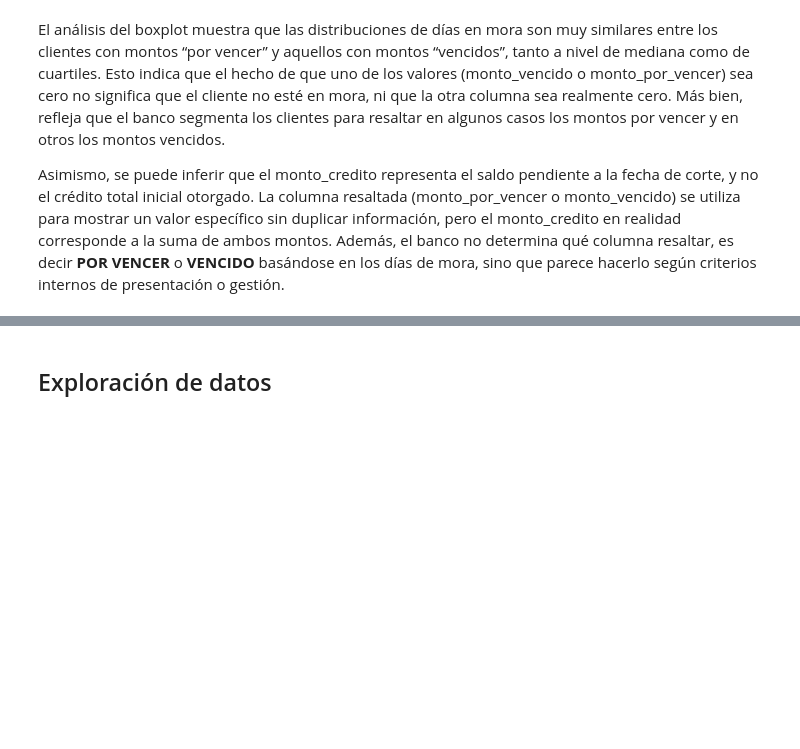
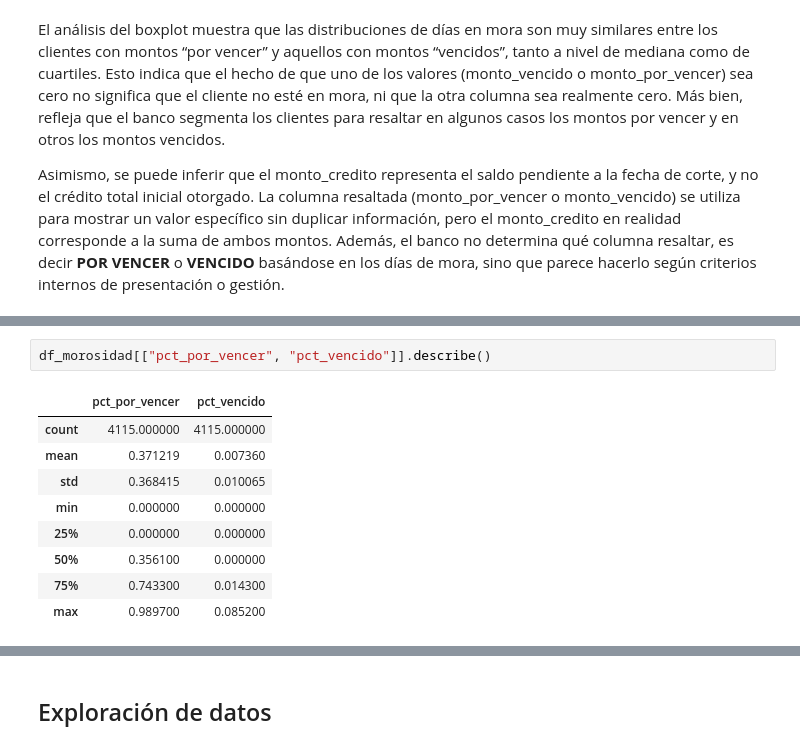
Before and after one commit to carlos-calderon-cabezas/financial-relief-analysis, a Jupyter notebook: analisis_alivio_financiero.ipynb, the cells around one changed output, grey strips where cells are left out. Drawn from its saved outputs; the diff is of its cells as text; blank space fills up the shorter version.

```diff
--- a/analisis_alivio_financiero.ipynb
+++ b/analisis_alivio_financiero.ipynb
@@ -307,3 +307,15 @@ df_morosidad[["monto_credito", "monto_vencido", "monto_por_vencer", "pct_vencido
+# %%
+df_morosidad[["pct_por_vencer", "pct_vencido"]].describe()
+# %% [output]
+|  | pct_por_vencer | pct_vencido |
+| count | 4115.000000 | 4115.000000 |
+| mean | 0.371219 | 0.007360 |
+| std | 0.368415 | 0.010065 |
+| min | 0.000000 | 0.000000 |
+| 25% | 0.000000 | 0.000000 |
+| 50% | 0.356100 | 0.000000 |
+| 75% | 0.743300 | 0.014300 |
+| max | 0.989700 | 0.085200 |
 # %%
 sns.violinplot(data=df_morosidad, x="estado_mora", y="pct_vencido")
 plt.title("Distribución del porcentaje de monto vencido por estado")
```
Also changed, not shown: parts of 21 cells of this notebook, 1 other file.
